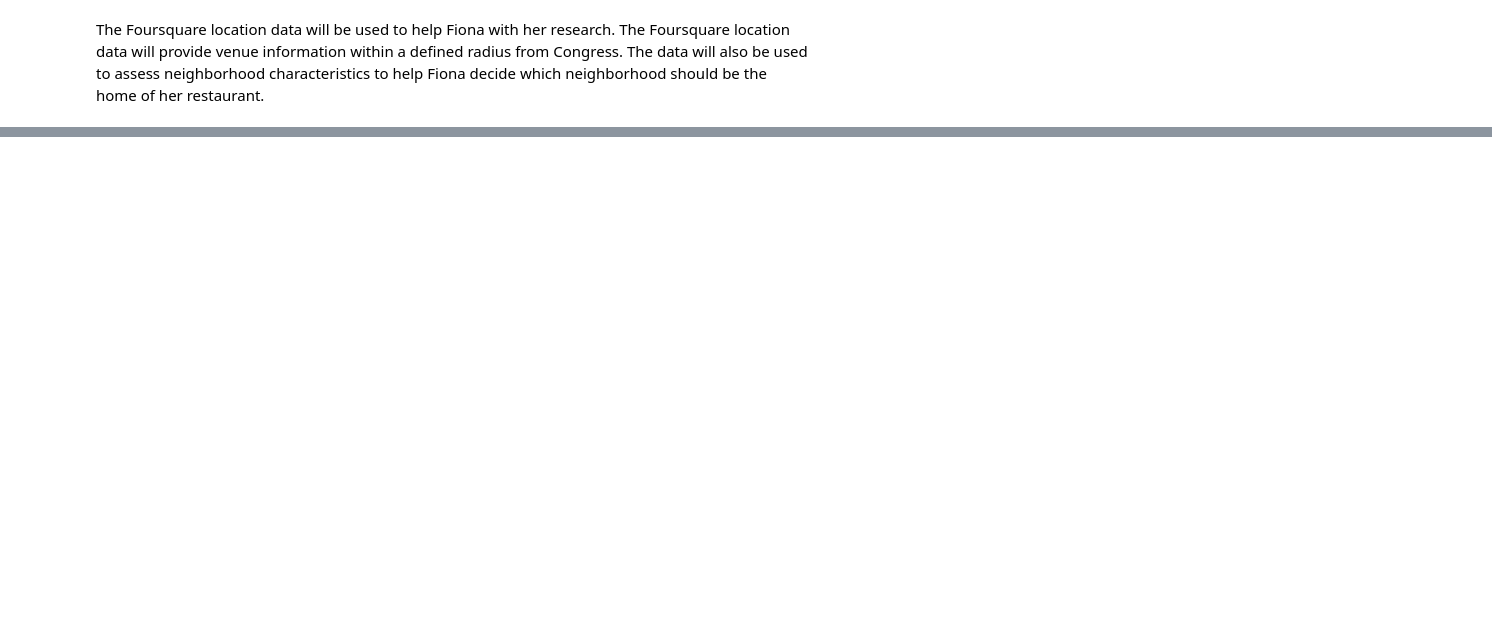
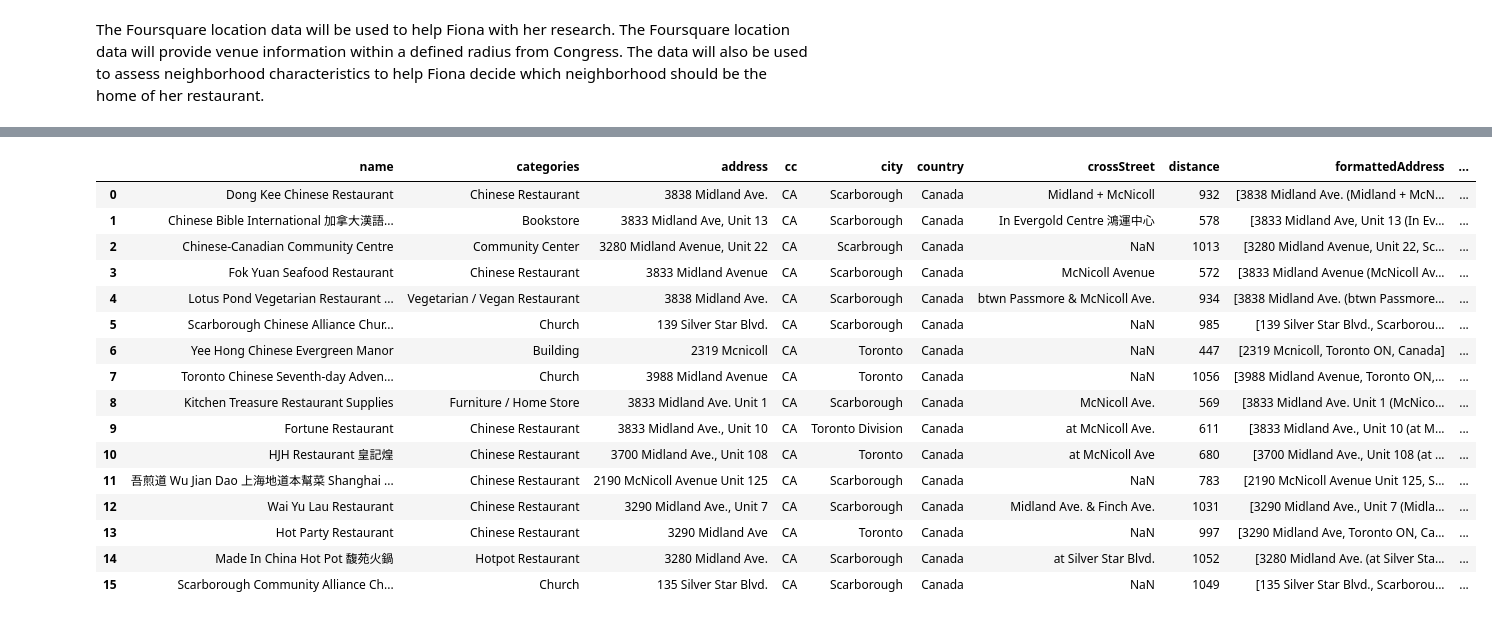
Before and after one commit to tianzhou-yu/IBM-Applied-Data-Science-Capstone, a Jupyter notebook: The Battle of Neighborhoods.ipynb, the cells around one changed output, grey strips where cells are left out. Saved outputs shown, nothing was run; the diff lists cells and outputs as text; code cells hidden in the pictures; blank space fills up the shorter version.

```diff
--- a/The Battle of Neighborhoods.ipynb
+++ b/The Battle of Neighborhoods.ipynb
@@ -10,0 +144,3 @@ The Foursquare location data will be used to help Fiona with her research. The F
+# %%
+LIMIT = 200 # limit of number of venues returned by Foursquare API
+radius = 500 # define radius
@@ -10,0 +310,12 @@ The Foursquare location data will be used to help Fiona with her research. The F
+# %%
+latitude_p = 43.757410
+longitude_p = -79.273304
+
+latitude_v = 43.815252
+longitude_v = -79.284577
+
+latitude_w = 43.799525
+longitude_w = -79.318389
+
+search_query = 'Chinese restaurant'
+radius = 1000
@@ -10,0 +366,54 @@ The Foursquare location data will be used to help Fiona with her research. The F
+# %%
+# Define the corresponding URL
+url_v = 'https://api.foursquare.com/v2/venues/search?client_id={}&client_secret={}&ll={},{}&v={}&query={}&radius={}&limit={}'.format(CLIENT_ID, CLIENT_SECRET, latitude_v, longitude_v, VERSION, search_query, radius, LIMIT)
+
+# Send the GET Request and examine the results
+results_v = requests.get(url_v).json()
+
+# assign relevant part of JSON to venues
+venues_v = results_v['response']['venues']
+
+# tranform venues into a dataframe
+dataframe_v = json_normalize(venues_v)
+
+# keep only columns that include venue name, and anything that is associated with location
+filtered_columns_v = ['name', 'categories'] + [col for col in dataframe_v.columns if col.startswith('location.')] + ['id']
+dataframe_filtered_v = dataframe_v.loc[:, filtered_columns_v]
+
+# function that extracts the category of the venue
+def get_category_type(row):
+    try:
+        categories_list = row['categories']
+    except:
+        categories_list = row['venue_v.categories']
+
+    if len(categories_list) == 0:
+        return None
+    else:
+        return categories_list[0]['name']
+
+# filter the category for each row
+dataframe_filtered_v['categories'] = dataframe_filtered_v.apply(get_category_type, axis=1)
+
+# clean column names by keeping only last term
+dataframe_filtered_v.columns = [column.split('.')[-1] for column in dataframe_filtered_v.columns]
+
+dataframe_filtered_v
+# %% [output]
+|  | name | categories | address | cc | city | country | crossStreet | distance | formattedAddress | ... |
+| 0 | Dong Kee Chinese Restaurant | Chinese Restaurant | 3838 Midland Ave. | CA | Scarborough | Canada | Midland + McNicoll | 932 | [3838 Midland Ave. (Midland + McN... | ... |
+| 1 | Chinese Bible International 加拿大漢語... | Bookstore | 3833 Midland Ave, Unit 13 | CA | Scarborough | Canada | In Evergold Centre 鴻運中心 | 578 | [3833 Midland Ave, Unit 13 (In Ev... | ... |
+| 2 | Chinese-Canadian Community Centre | Community Center | 3280 Midland Avenue, Unit 22 | CA | Scarbrough | Canada | NaN | 1013 | [3280 Midland Avenue, Unit 22, Sc... | ... |
+| 3 | Fok Yuan Seafood Restaurant | Chinese Restaurant | 3833 Midland Avenue | CA | Scarborough | Canada | McNicoll Avenue | 572 | [3833 Midland Avenue (McNicoll Av... | ... |
+| 4 | Lotus Pond Vegetarian Restaurant ... | Vegetarian / Vegan Restaurant | 3838 Midland Ave. | CA | Scarborough | Canada | btwn Passmore & McNicoll Ave. | 934 | [3838 Midland Ave. (btwn Passmore... | ... |
+| 5 | Scarborough Chinese Alliance Chur... | Church | 139 Silver Star Blvd. | CA | Scarborough | Canada | NaN | 985 | [139 Silver Star Blvd., Scarborou... | ... |
+| 6 | Yee Hong Chinese Evergreen Manor | Building | 2319 Mcnicoll | CA | Toronto | Canada | NaN | 447 | [2319 Mcnicoll, Toronto ON, Canada] | ... |
+| 7 | Toronto Chinese Seventh-day Adven... | Church | 3988 Midland Avenue | CA | Toronto | Canada | NaN | 1056 | [3988 Midland Avenue, Toronto ON,... | ... |
+| 8 | Kitchen Treasure Restaurant Supplies | Furniture / Home Store | 3833 Midland Ave. Unit 1 | CA | Scarborough | Canada | McNicoll Ave. | 569 | [3833 Midland Ave. Unit 1 (McNico... | ... |
+| 9 | Fortune Restaurant | Chinese Restaurant | 3833 Midland Ave., Unit 10 | CA | Toronto Division | Canada | at McNicoll Ave. | 611 | [3833 Midland Ave., Unit 10 (at M... | ... |
+| 10 | HJH Restaurant 皇記煌 | Chinese Restaurant | 3700 Midland Ave., Unit 108 | CA | Toronto | Canada | at McNicoll Ave | 680 | [3700 Midland Ave., Unit 108 (at ... | ... |
+| 11 | 吾煎道 Wu Jian Dao 上海地道本幫菜 Shanghai ... | Chinese Restaurant | 2190 McNicoll Avenue Unit 125 | CA | Scarborough | Canada | NaN | 783 | [2190 McNicoll Avenue Unit 125, S... | ... |
+| 12 | Wai Yu Lau Restaurant | Chinese Restaurant | 3290 Midland Ave., Unit 7 | CA | Scarborough | Canada | Midland Ave. & Finch Ave. | 1031 | [3290 Midland Ave., Unit 7 (Midla... | ... |
+| 13 | Hot Party Restaurant | Chinese Restaurant | 3290 Midland Ave | CA | Toronto | Canada | NaN | 997 | [3290 Midland Ave, Toronto ON, Ca... | ... |
+| 14 | Made In China Hot Pot 馥苑火鍋 | Hotpot Restaurant | 3280 Midland Ave. | CA | Scarborough | Canada | at Silver Star Blvd. | 1052 | [3280 Midland Ave. (at Silver Sta... | ... |
+| 15 | Scarborough Community Alliance Ch... | Church | 135 Silver Star Blvd. | CA | Scarborough | Canada | NaN | 1049 | [135 Silver Star Blvd., Scarborou... | ... |
```
Also changed, not shown: parts of 29 cells of this notebook.
